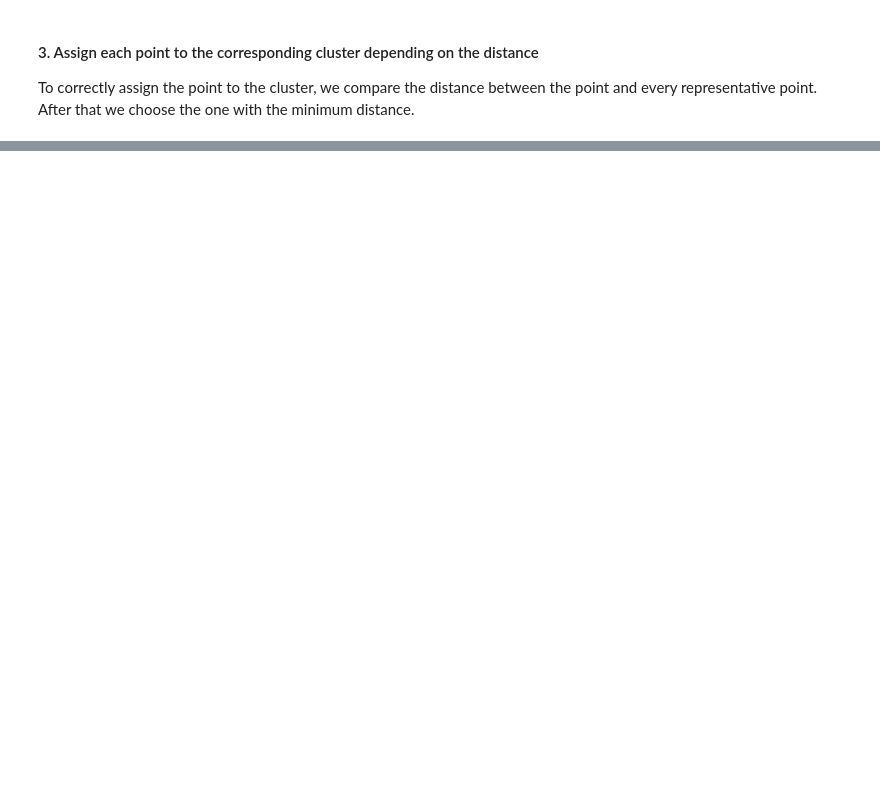
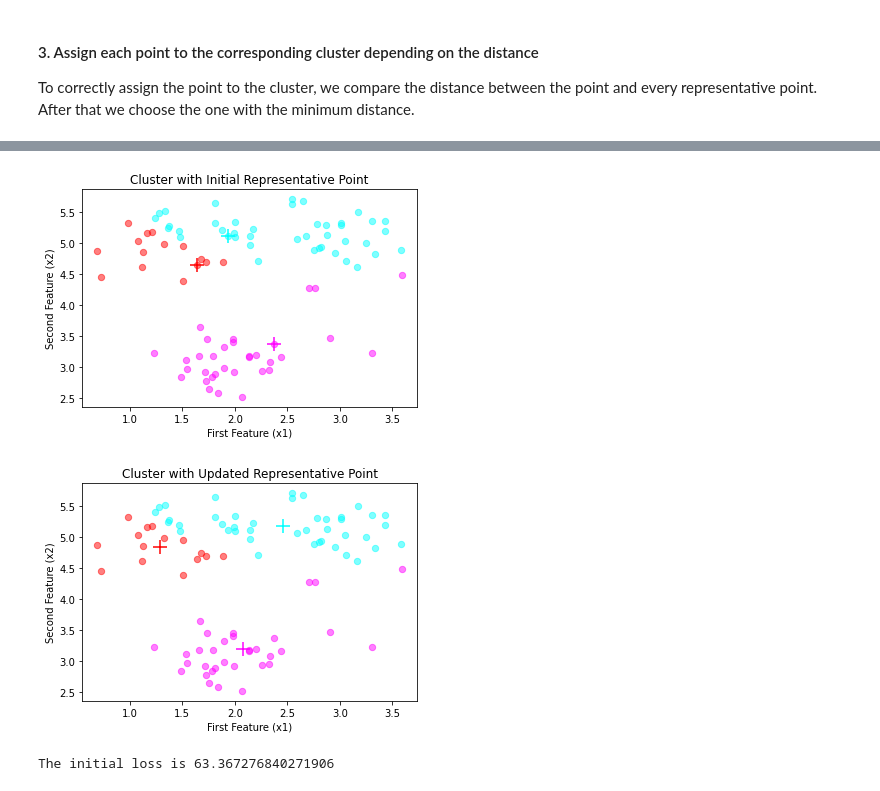
Before and after one commit to techx-cv/Machine_Learning_Tutorial_Clustering, a Jupyter notebook: NoteBook/Clustering.ipynb, the cells around one changed output, grey strips where cells are left out. Cells and saved outputs as stored; diff of their text form; code cells hidden in the pictures; blank space fills up the shorter version.

```diff
--- a/NoteBook/Clustering.ipynb
+++ b/NoteBook/Clustering.ipynb
@@ -136,7 +136,7 @@ def readCSV(path="../Dataset/dataset.csv"):
         path: string, the file path to find the csv file
 
     Return:
-        dataset: np.ndarray, numpy array with shape (the number of point, the number of features for each point)
+        dataset: np.ndarray, numpy array with shape (the number of points, the number of features for each point)
     '''
     dataFrame=pd.read_csv(path)
     # Shuffle the dataset :)
@@ -175,13 +175,14 @@ Just like chooing K, there is no strict rule at this stage. Personally, I prefer
 # %%
 import random
 
-def randomChoose(dataset, K=3):
+def randomChoose(dataset, K):
     '''
         Randomly choose K points from the dataset
     and return them as a numpy array
 
     Argument:
-        dataset: np.ndarray, numpy array with shape (the number of point, the number of features for each point)
+        dataset: np.ndarray, numpy array with shape (the number of points, the number of features for each point)
+        K: int, the total number of clusters
 
     Return:
         representativePoint: np.ndarray, numpy array with shape (the number of clusters, the number of features for each point)
@@ -197,7 +198,7 @@ def randomChoose(dataset, K=3):
     representativePoint=[dataset[index] for index in indexChosen]
     return np.array(representativePoint)
 
-representativePoint=randomChoose(dataset)
+representativePoint=randomChoose(dataset, 3)
 print(f"Is the first representative point in the dataset? {representativePoint[0] in dataset[:]}")
 print(f"Is the second representative point in the dataset? {representativePoint[1] in dataset[:]}")
 print(f"Is the third representative point in the dataset? {representativePoint[2] in dataset[:]}")
@@ -260,0 +328,50 @@ $|C_i|$ means the number of points in the cluster $C_i$.
+# %%
+def plotKMeans(cluster, representativePoint, name):
+    '''
+        Plot the cluster using different colours and the representative
+    point as a "+"
+
+
+    Argument:
+        cluster: dictionary, key=the index of the cluster, value=numpy array with shape (the number of points within the cluster, the number of features for each point)
+        representativePoint: np.ndarray, numpy array with shape (the number of clusters, the number of features for each point)
+        name: string, the name of the plot
+    '''
+
+    colorList=["red", "cyan", "magenta", "blue", "orange", "purple", "black"]
+
+    for i in range(representativePoint.shape[0]):
+        # Plot points in the cluster with the corresponding color
+        plt.scatter(cluster[i][:,0], cluster[i][:,1], c=colorList[i], s=40, alpha=0.5)
+        # Plot the representative point with the marker "x"
+        plt.scatter(representativePoint[i][0], representativePoint[i][1], c=colorList[i], marker="+", s=200)
+
+    plt.title(name)
+    plt.xlabel("First Feature (x1)")
+    plt.ylabel("Second Feature (x2)")
+    plt.show()
+
+def calculateLoss(dataset, representativePoint, label):
+    '''
+        Calculate the overall loss of the cluster by finding
+    the sum of distance between the point and its corresponding
+    representative point
+
+    Argument:
+        dataset: np.ndarray, numpy array with shape (the number of points, the number of features for each point)
+        representativePoint: np.ndarray, numpy array with shape (the number of clusters, the number of features for each point)
+        label: np.ndarray, numpy array with shape (the number of points, 1)
+
+    Return:
+        loss: float, the sum of distance between point and its corresponding representative point
+    '''
+    loss=[euclideanND(dataset[i], representativePoint[label[i]]) for i in range(dataset.shape[0])]
+    return sum(loss)
+
+plotKMeans(cluster, representativePoint, "Cluster with Initial Representative Point")
+plotKMeans(cluster, newRepresentativePoint, "Cluster with Updated Representative Point")
+print(f"The initial loss is {calculateLoss(dataset, representativePoint, label)}")
+# %% [output]
+[figure, added]
+[figure, added]
+The initial loss is 63.367276840271906
```
Also changed, not shown: parts of 23 cells of this notebook, 1 other file.
